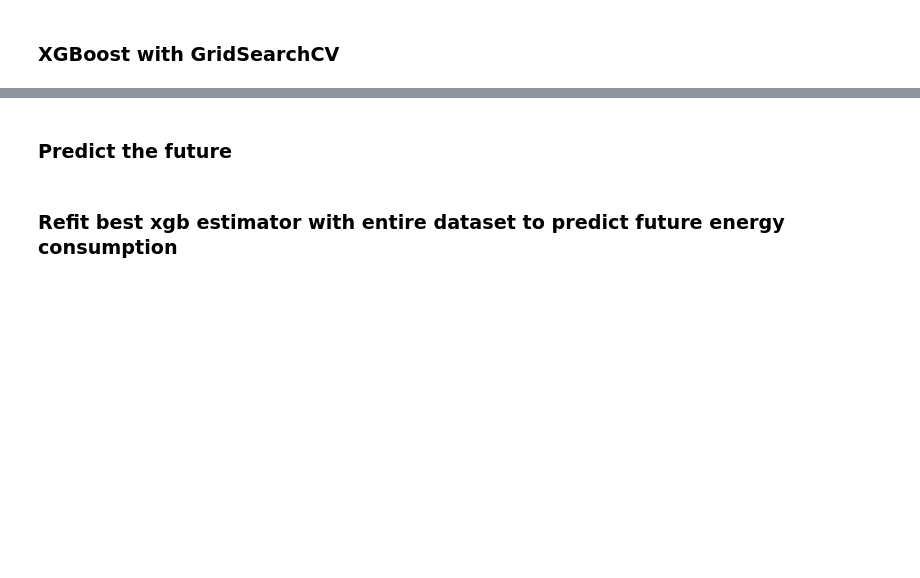
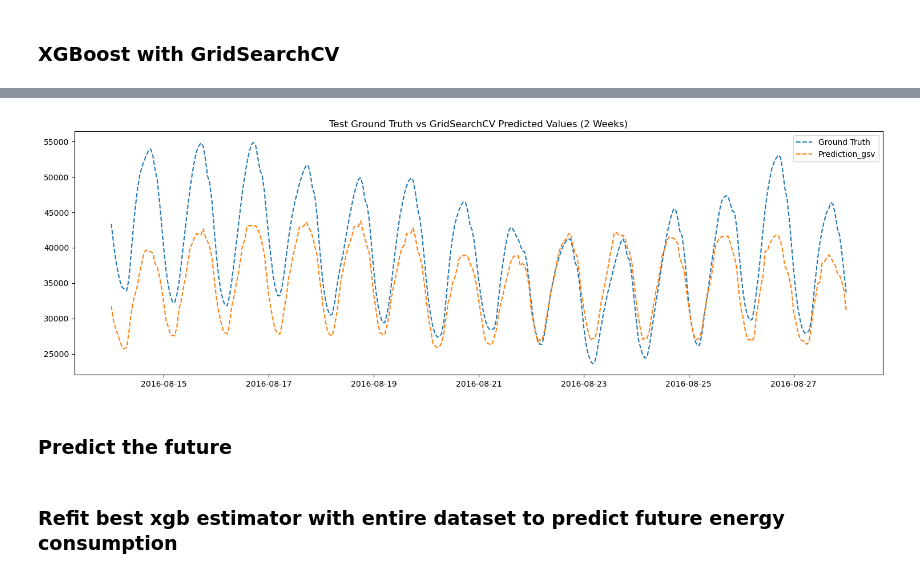
Before and after one commit to xKHGx/Compilation-of-Time-Series-models, a Jupyter notebook: Compliation-of-Time-Series-models.ipynb, the cells around one changed output, grey strips where cells are left out. Drawn from its saved outputs; the diff is of its cells as text; code cells hidden in the pictures; blank space fills up the shorter version.

```diff
--- a/Compliation-of-Time-Series-models.ipynb
+++ b/Compliation-of-Time-Series-models.ipynb
@@ -827,2 +809,8 @@ xgb_best = xgb_gs.best_estimator_
+# %%
+xgb_gs = xgb.XGBRegressor()
+
+xgb_gs.load_model('./model/xgb_best_model_03_10_2024.json')
+
+# xgb_best = xgb_gs.best_estimator_
 # %%
 test['Prediction_gscv'] = xgb_gs.predict(X_test)
@@ -842,18 +840,20 @@ plt.tight_layout()
 # %%
 # check 2 weeks of data
 
-start = '2016-06-14'
-end =  '2016-06-28'
+start = '2016-08-14 00:00:00'
+end =  '2016-08-28 00:00:00'
 
 plt.figure(figsize=(15,5))
 
-plt.plot(test.loc[start:end, :]['PJME_MW'], ls='--', label='Ground Truth')
-plt.plot(test.loc[start:end, :]['Prediction_gscv'], ls='--', label = 'Prediction_gsv')
+plt.plot(test.loc[start:end,:]['PJME_MW'], ls='--', label='Ground Truth')
+plt.plot(test.loc[start:end,:]['Prediction_gscv'], ls='--', label = 'Prediction_gsv')
 
 plt.title('Test Ground Truth vs GridSearchCV Predicted Values (2 Weeks)')
 plt.legend()
 
 plt.tight_layout()
+# %% [output]
+[figure, added]
 # %% [markdown]
 ### Predict the future
 # %% [markdown]
```
Also changed, not shown: parts of 45 cells of this notebook.
